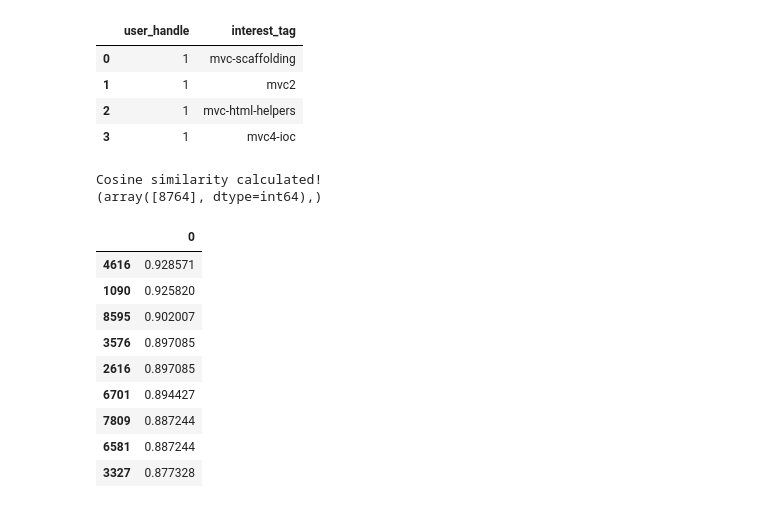
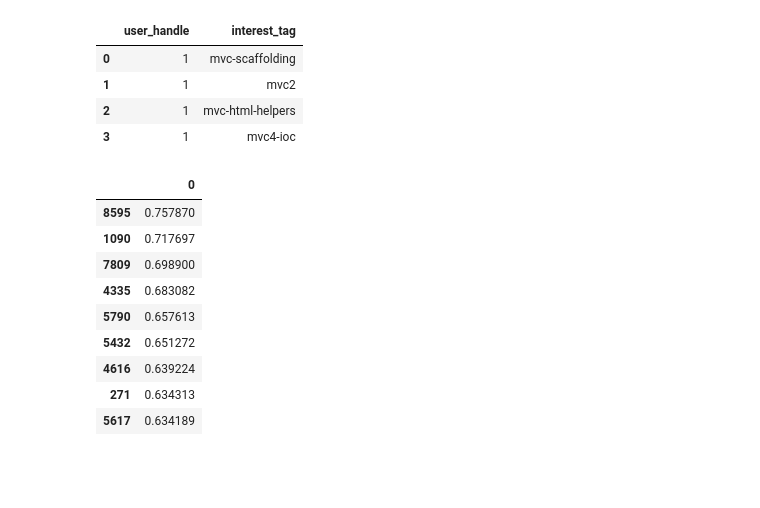
Before and after one commit to amandeepfj/MachineLearningProject, a Jupyter notebook: Data Understanding/DataUnderstanding.ipynb, the cells around one changed output. Saved outputs shown, nothing was run; the diff lists cells and outputs as text; code cells hidden in the pictures; blank space fills up the shorter version.

Commit message:
Update - Data understanding file.
- SVD Similarity measure added.
- Similarity based on interest also added.

```diff
--- a/Data Understanding/DataUnderstanding.ipynb
+++ b/Data Understanding/DataUnderstanding.ipynb
@@ -269,6 +269,29 @@ class SimilarityMeasure:
         self.cosine_similarities_matrix = cosine_similarity(A_sparse, dense_output = False)
         print("Cosine similarity calculated!")
 
+    def calculate_svd_similarity(self, dim_size = 50):
+        normalised_mat = self.__reindexed_scores_matrix - np.asarray([(np.mean(self.__reindexed_scores_matrix, 1))]).T
+        A = normalised_mat.T / np.sqrt(self.__reindexed_scores_matrix.shape[0] - 1)
+
+        # Using covariance method!
+        #cov_mat = np.cov(normalised_mat)
+        #evals, evecs = np.linalg.eig(cov_mat)
+        #self.__sliced = evecs[:, :dim_size]
+
+        # Using svd
+        U, S, V = np.linalg.svd(A)
+        #Reducing the dimensions
+        self.__sliced = V.T[:, :dim_size]
+        self.__magnitude = np.sqrt(np.einsum('ij, ij -> i', self.__sliced, self.__sliced))
+
+    def get_svd_similar_users(self, user_handle):
+        index = np.where(self.index_values == user_handle)[0][0] # we need index as int not array
+        user_row = self.__sliced[index, :]
+        similarity = np.dot(user_row, self.__sliced.T) / (self.__magnitude[index] * self.__magnitude)
+        scores = pd.DataFrame(similarity, index = self.index_values)
+        similar_users = scores.sort_values(by=[0], ascending = False)[1:TOP_CUTOFF_USERS]
+        return similar_users
+
     # Function that taken in user handle as input and outputs most similar users based on pearson.
     def get_cosine_similar_users(self, user_handle):
         if self.cosine_similarities_matrix is not None:
@@ -338,20 +376,18 @@ user_interests[['user_handle', 'interest_tag']].drop_duplicates().head(4)
 # %%
 similarity_measure = SimilarityMeasure({
                                 'dataframe' : user_interests[['user_handle', 'interest_tag']].drop_duplicates(),
                                 'index_column' : 'user_handle', 'columns_column' : 'interest_tag'
                                 })
-similarity_measure.calculate_cosine_similarity()
-similarity_measure.get_cosine_similar_users('8887')
+similarity_measure.calculate_svd_similarity()
+similarity_measure.get_svd_similar_users('8887')
 # %% [output]
-Cosine similarity calculated!
-(array([8764], dtype=int64),)
 |  | 0 |
-| 4616 | 0.928571 |
-| 1090 | 0.925820 |
-| 8595 | 0.902007 |
-| 3576 | 0.897085 |
-| 2616 | 0.897085 |
-| 6701 | 0.894427 |
-| 7809 | 0.887244 |
-| 6581 | 0.887244 |
-| 3327 | 0.877328 |
+| 8595 | 0.757870 |
+| 1090 | 0.717697 |
+| 7809 | 0.698900 |
+| 4335 | 0.683082 |
+| 5790 | 0.657613 |
+| 5432 | 0.651272 |
+| 4616 | 0.639224 |
+| 271 | 0.634313 |
+| 5617 | 0.634189 |
```
Also changed, not shown: parts of 7 cells of this notebook.
